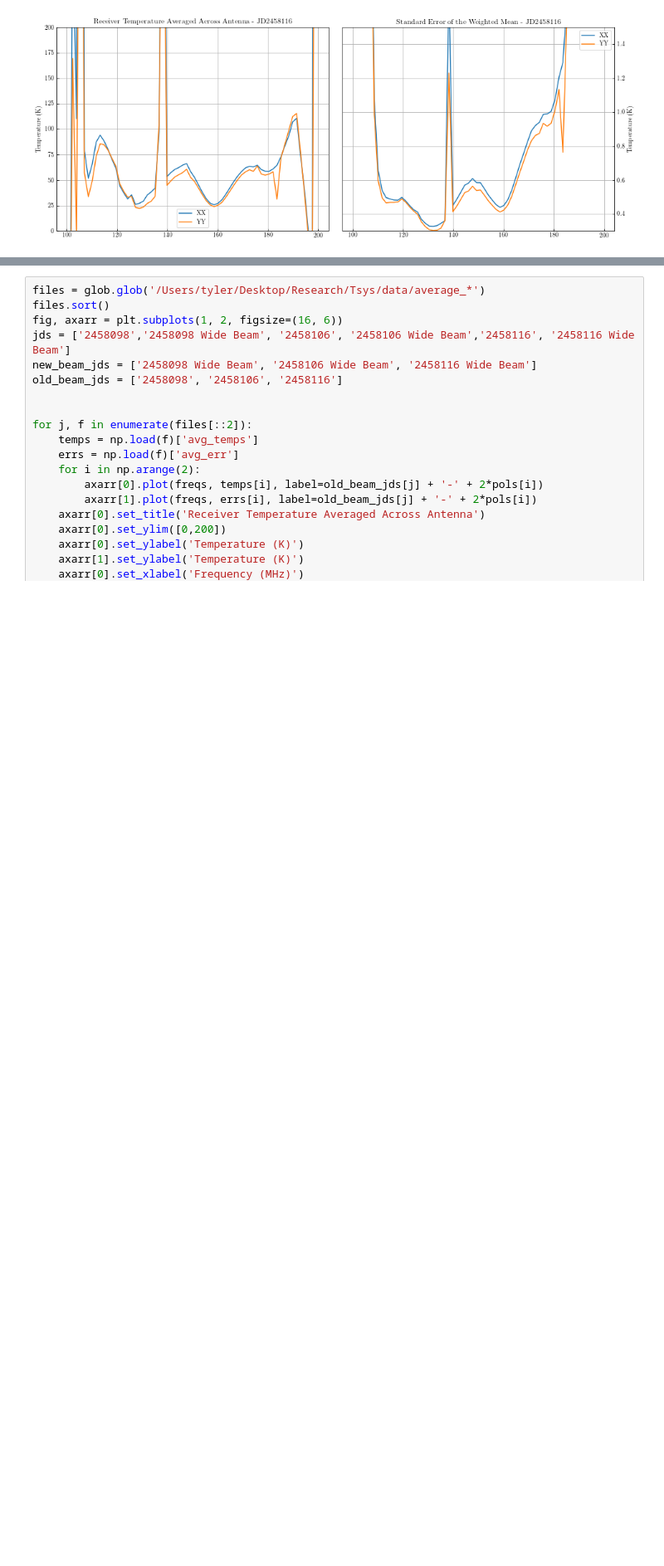
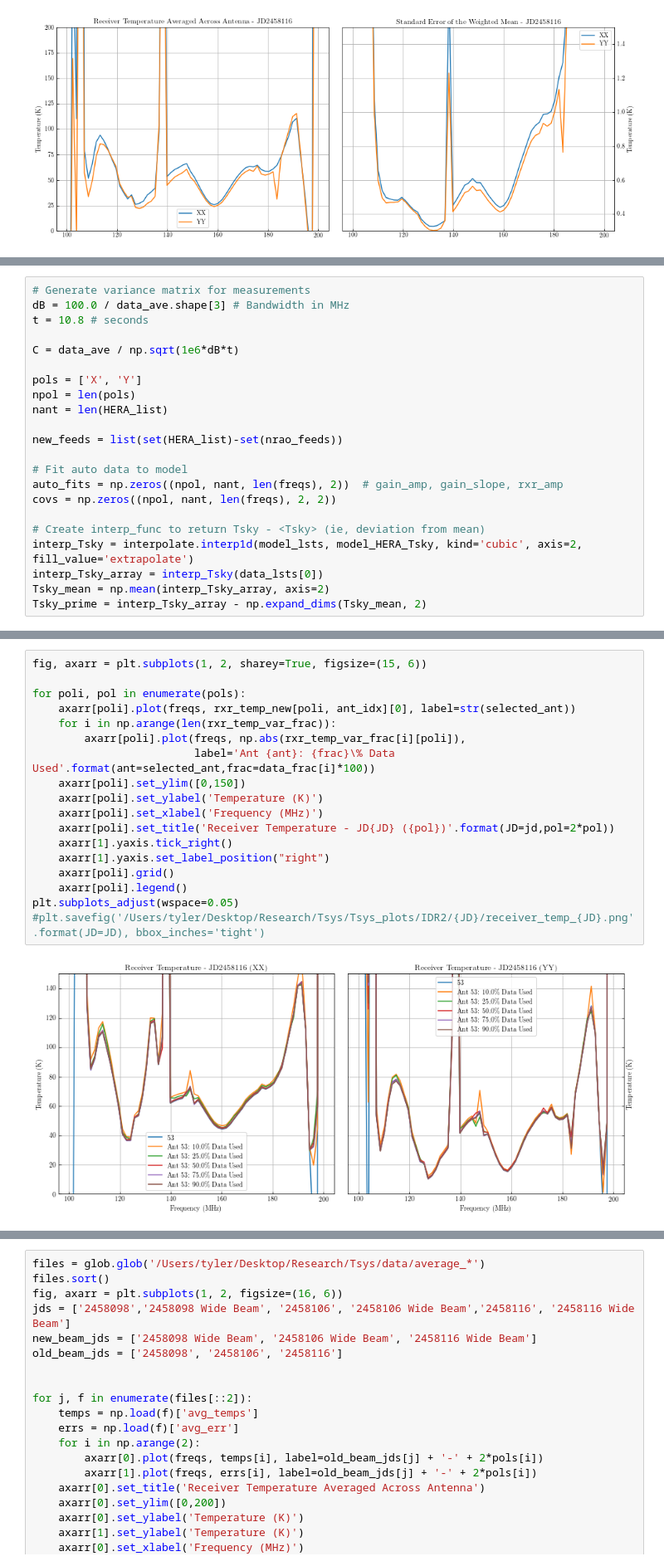
Before and after one commit to tyler-a-cox/HERA_Tsys, a Jupyter notebook: notebooks/HERA_Tsys_auto_fits.ipynb, the cells around one changed output, grey strips where cells are left out. Shown at 83% size. Cells and saved outputs as stored; diff of their text form; blank space fills up the shorter version.

```diff
--- a/notebooks/HERA_Tsys_auto_fits.ipynb
+++ b/notebooks/HERA_Tsys_auto_fits.ipynb
@@ -283,0 +270,22 @@ plt.grid()
+# %%
+# Generate variance matrix for measurements
+dB = 100.0 / data_ave.shape[3] # Bandwidth in MHz
+t = 10.8 # seconds
+
+C = data_ave / np.sqrt(1e6*dB*t)
+
+pols = ['X', 'Y']
+npol = len(pols)
+nant = len(HERA_list)
+
+new_feeds = list(set(HERA_list)-set(nrao_feeds))
+
+# Fit auto data to model
+auto_fits = np.zeros((npol, nant, len(freqs), 2))  # gain_amp, gain_slope, rxr_amp
+covs = np.zeros((npol, nant, len(freqs), 2, 2))
+
+# Create interp_func to return Tsky - <Tsky> (ie, deviation from mean)
+interp_Tsky = interpolate.interp1d(model_lsts, model_HERA_Tsky, kind='cubic', axis=2, fill_value='extrapolate')
+interp_Tsky_array = interp_Tsky(data_lsts[0])
+Tsky_mean = np.mean(interp_Tsky_array, axis=2)
+Tsky_prime = interp_Tsky_array - np.expand_dims(Tsky_mean, 2)
@@ -283,0 +329,20 @@ plt.grid()
+# %%
+fig, axarr = plt.subplots(1, 2, sharey=True, figsize=(15, 6))
+
+for poli, pol in enumerate(pols):
+    axarr[poli].plot(freqs, rxr_temp_new[poli, ant_idx][0], label=str(selected_ant))
+    for i in np.arange(len(rxr_temp_var_frac)):
+        axarr[poli].plot(freqs, np.abs(rxr_temp_var_frac[i][poli]),
+                         label='Ant {ant}: {frac}\% Data Used'.format(ant=selected_ant,frac=data_frac[i]*100))
+    axarr[poli].set_ylim([0,150])
+    axarr[poli].set_ylabel('Temperature (K)')
+    axarr[poli].set_xlabel('Frequency (MHz)')
+    axarr[poli].set_title('Receiver Temperature - JD{JD} ({pol})'.format(JD=jd,pol=2*pol))
+    axarr[1].yaxis.tick_right()
+    axarr[1].yaxis.set_label_position("right")
+    axarr[poli].grid()
+    axarr[poli].legend()
+plt.subplots_adjust(wspace=0.05)
+#plt.savefig('/Users/tyler/Desktop/Research/Tsys/Tsys_plots/IDR2/{JD}/receiver_temp_{JD}.png'.format(JD=JD), bbox_inches='tight')
+# %% [output]
+[figure, added]
```
Also changed, not shown: parts of 12 cells of this notebook, 3 other files.
